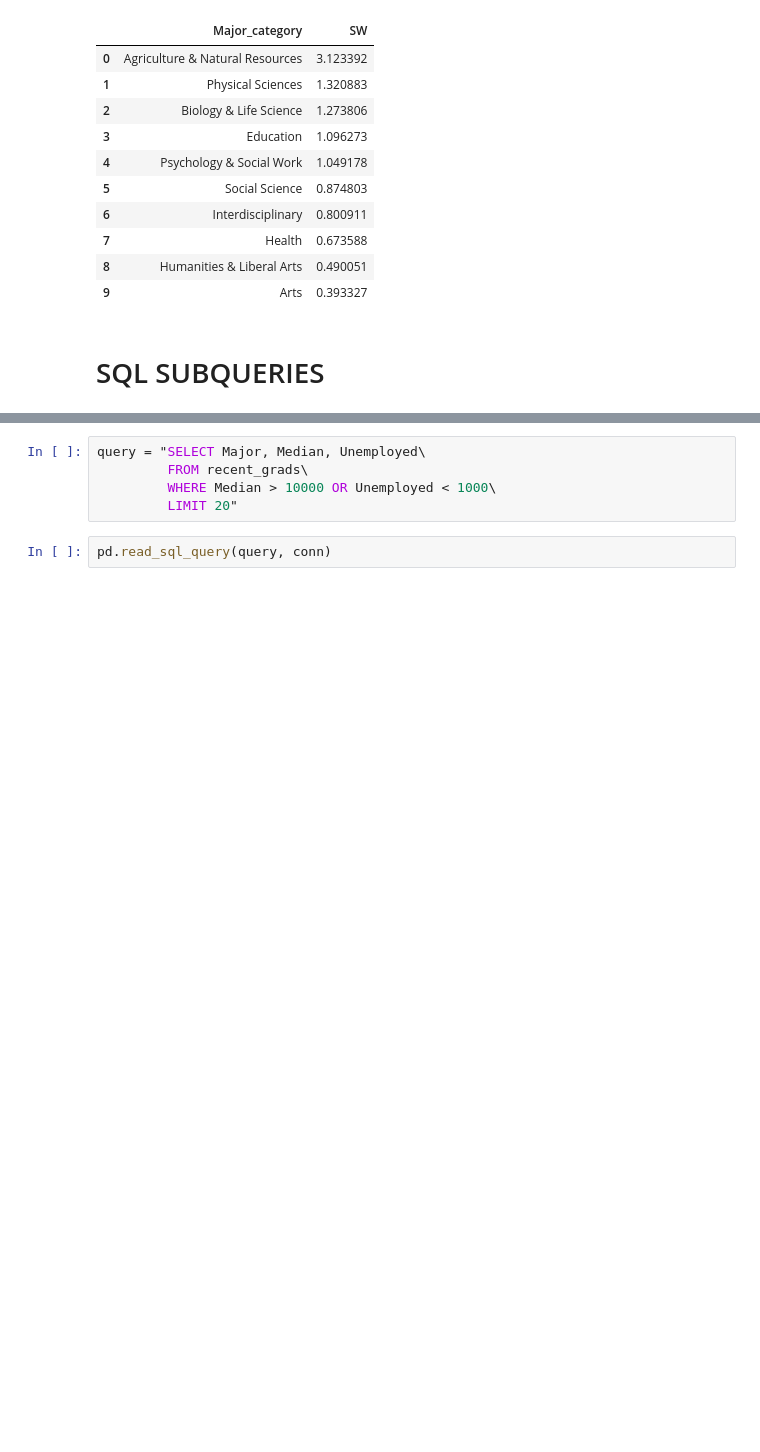
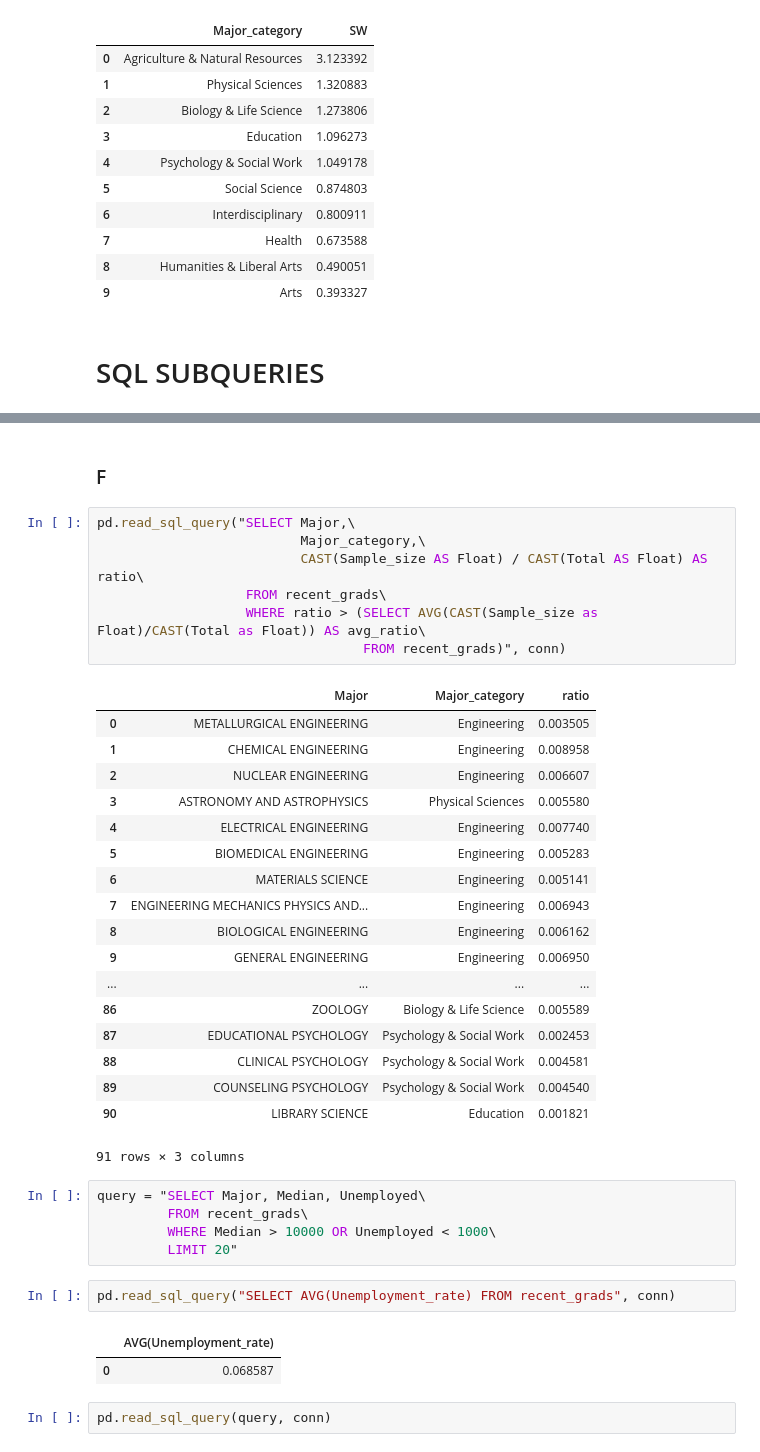
Before and after one commit to FightingInertia/SQL_Fundamentals-Intro_To_SQL, a Jupyter notebook: Introduction to SQL.ipynb, the cells around one changed output, grey strips where cells are left out. Saved outputs shown, nothing was run; the diff lists cells and outputs as text; blank space fills up the shorter version.

```diff
--- a/Introduction to SQL.ipynb
+++ b/Introduction to SQL.ipynb
@@ -369,8 +415,41 @@ pd.read_sql_query("SELECT Major_category, CAST(SUM(Women)AS Float) / CAST(SUM(To
+# %% [markdown]
+### F
+# %%
+pd.read_sql_query("SELECT Major,\
+                          Major_category,\
+                          CAST(Sample_size AS Float) / CAST(Total AS Float) AS ratio\
+                   FROM recent_grads\
+                   WHERE ratio > (SELECT AVG(CAST(Sample_size as Float)/CAST(Total as Float)) AS avg_ratio\
+                                  FROM recent_grads)", conn)
+# %% [output]
+|  | Major | Major_category | ratio |
+| 0 | METALLURGICAL ENGINEERING | Engineering | 0.003505 |
+| 1 | CHEMICAL ENGINEERING | Engineering | 0.008958 |
+| 2 | NUCLEAR ENGINEERING | Engineering | 0.006607 |
+| 3 | ASTRONOMY AND ASTROPHYSICS | Physical Sciences | 0.005580 |
+| 4 | ELECTRICAL ENGINEERING | Engineering | 0.007740 |
+| 5 | BIOMEDICAL ENGINEERING | Engineering | 0.005283 |
+| 6 | MATERIALS SCIENCE | Engineering | 0.005141 |
+| 7 | ENGINEERING MECHANICS PHYSICS AND... | Engineering | 0.006943 |
+| 8 | BIOLOGICAL ENGINEERING | Engineering | 0.006162 |
+| 9 | GENERAL ENGINEERING | Engineering | 0.006950 |
+| ... | ... | ... | ... |
+| 86 | ZOOLOGY | Biology & Life Science | 0.005589 |
+| 87 | EDUCATIONAL PSYCHOLOGY | Psychology & Social Work | 0.002453 |
+| 88 | CLINICAL PSYCHOLOGY | Psychology & Social Work | 0.004581 |
+| 89 | COUNSELING PSYCHOLOGY | Psychology & Social Work | 0.004540 |
+| 90 | LIBRARY SCIENCE | Education | 0.001821 |
+91 rows × 3 columns
 # %%
 query = "SELECT Major, Median, Unemployed\
          FROM recent_grads\
          WHERE Median > 10000 OR Unemployed < 1000\
          LIMIT 20"
+# %%
+pd.read_sql_query("SELECT AVG(Unemployment_rate) FROM recent_grads", conn)
+# %% [output]
+|  | AVG(Unemployment_rate) |
+| 0 | 0.068587 |
 # %%
 pd.read_sql_query(query, conn)
 # %% [output]
```
Also changed, not shown: parts of 6 cells of this notebook.
